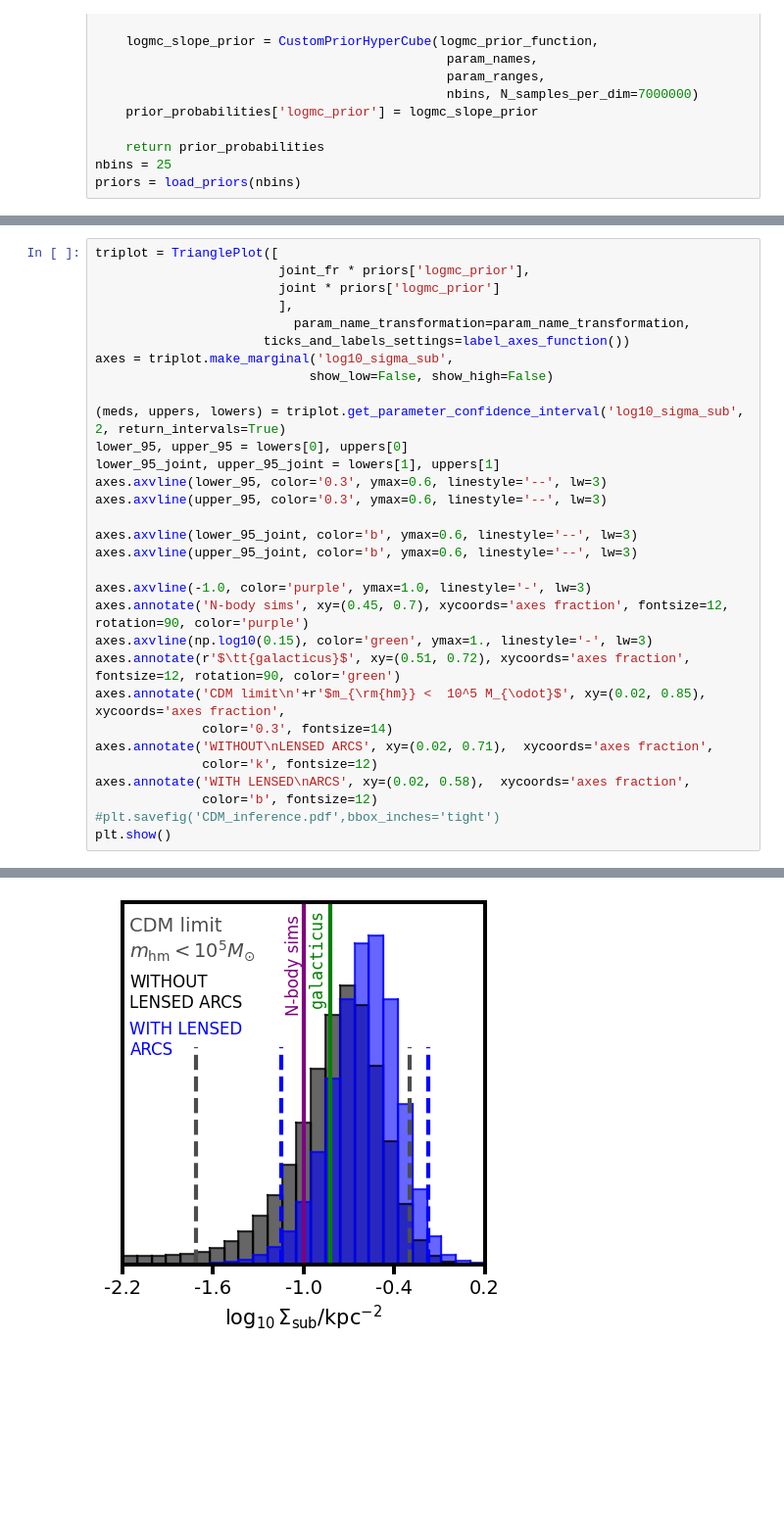
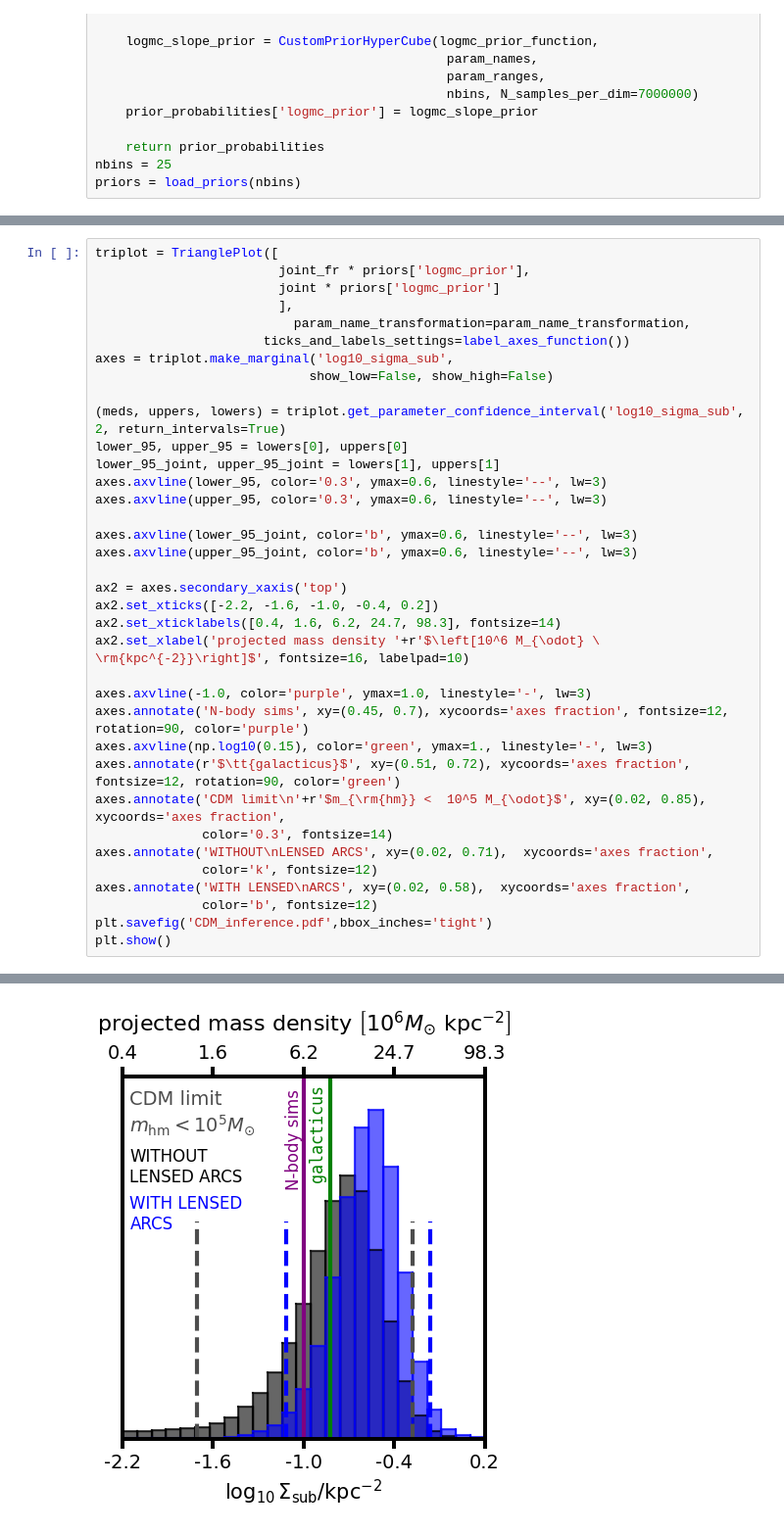
Before and after one commit to dangilman/samana, a Jupyter notebook: notebooks/jwst_DM_survey_IV/inference_simple.ipynb, the cells around one changed output, grey strips where cells are left out. Shown at 98% size. Saved outputs shown, nothing was run; the diff lists cells and outputs as text; blank space fills up the shorter version.

```diff
--- a/notebooks/jwst_DM_survey_IV/inference_simple.ipynb
+++ b/notebooks/jwst_DM_survey_IV/inference_simple.ipynb
@@ -321,6 +321,11 @@ axes.axvline(upper_95, color='0.3', ymax=0.6, linestyle='--', lw=3)
 axes.axvline(lower_95_joint, color='b', ymax=0.6, linestyle='--', lw=3)
 axes.axvline(upper_95_joint, color='b', ymax=0.6, linestyle='--', lw=3)
 
+ax2 = axes.secondary_xaxis('top')
+ax2.set_xticks([-2.2, -1.6, -1.0, -0.4, 0.2])
+ax2.set_xticklabels([0.4, 1.6, 6.2, 24.7, 98.3], fontsize=14)
+ax2.set_xlabel('projected mass density '+r'$\left[10^6 M_{\odot} \ \rm{kpc^{-2}}\right]$', fontsize=16, labelpad=10)
+
 axes.axvline(-1.0, color='purple', ymax=1.0, linestyle='-', lw=3)
 axes.annotate('N-body sims', xy=(0.45, 0.7), xycoords='axes fraction', fontsize=12, rotation=90, color='purple')
 axes.axvline(np.log10(0.15), color='green', ymax=1., linestyle='-', lw=3)
@@ -331,7 +336,7 @@ axes.annotate('WITHOUT\nLENSED ARCS', xy=(0.02, 0.71),  xycoords='axes fraction'
               color='k', fontsize=12)
 axes.annotate('WITH LENSED\nARCS', xy=(0.02, 0.58),  xycoords='axes fraction',
               color='b', fontsize=12)
-#plt.savefig('CDM_inference.pdf',bbox_inches='tight')
+plt.savefig('CDM_inference.pdf',bbox_inches='tight')
 plt.show()
 # %% [output]
 parameter name:  log10_sigma_sub
@@ -347 +352 @@ width:  0.9786661606658025
-[figure, old version]
+[figure, new version]
```
Also changed, not shown: parts of 9 cells of this notebook.
